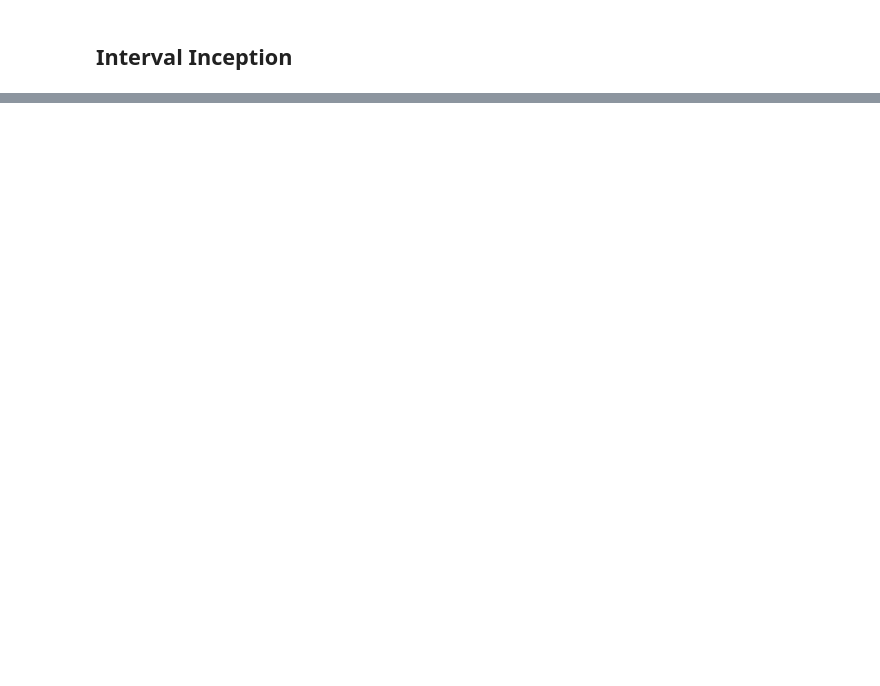
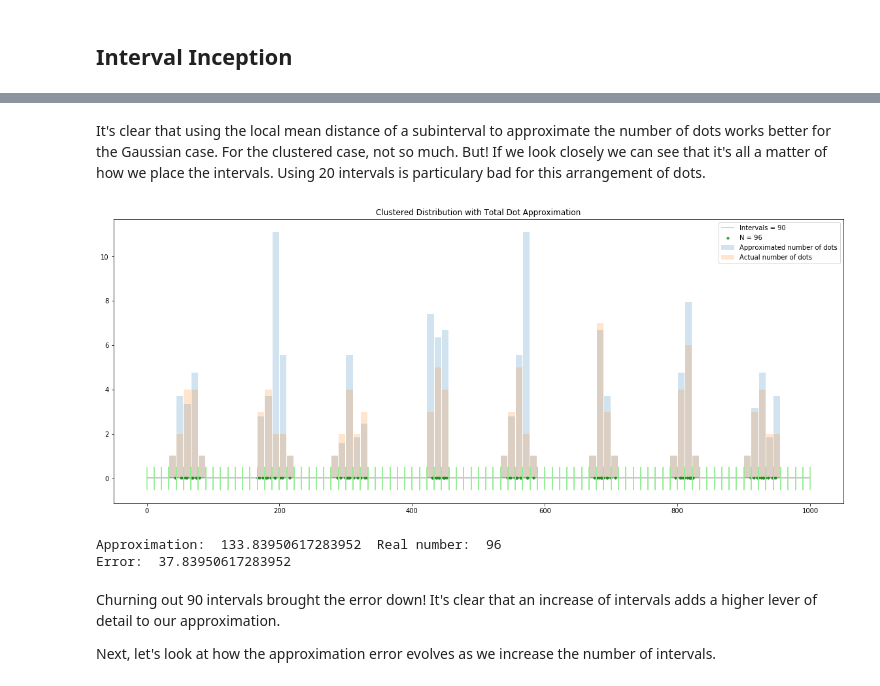
Before and after one commit to sebastiandro/probing-density, a Jupyter notebook: Probing Density.ipynb, the cells around one changed output, grey strips where cells are left out. Cells and saved outputs as stored; diff of their text form; code cells hidden in the pictures; blank space fills up the shorter version.

```diff
--- a/Probing Density.ipynb
+++ b/Probing Density.ipynb
@@ -329,3 +330,15 @@ Error:  191.93472624150922
+# %% [markdown]
+It's clear that using the local mean distance of a subinterval to approximate the number of dots works better for the Gaussian case. For the clustered case, not so much. But! If we look closely we can see that it's all a matter of how we place the intervals. Using 20 intervals is particulary bad for this arrangement of dots.
+# %%
+create_interval_density_plot(dots_clustrs, title="Clustered Distribution with Total Dot Approximation", n_intervals=90)
+# %% [output]
+[figure, added]
+Approximation:  133.83950617283952  Real number:  96
+Error:  37.83950617283952
+# %% [markdown]
+Churning out 90 intervals brought the error down! It's clear that an increase of intervals adds a higher lever of detail to our approximation.
+
+Next, let's look at how the approximation error evolves as we increase the number of intervals.
 # %%
 def error_vs_intervals_plot(dots, title='Error vs number of intervals'):
     N = len(dots)
```
Also changed, not shown: parts of 11 cells of this notebook.
